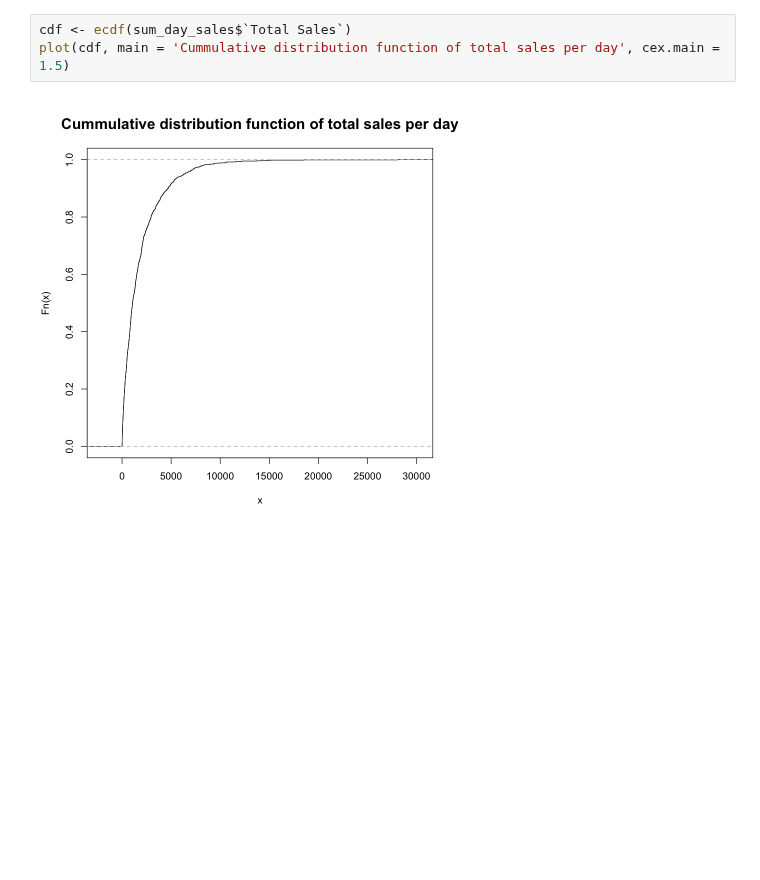
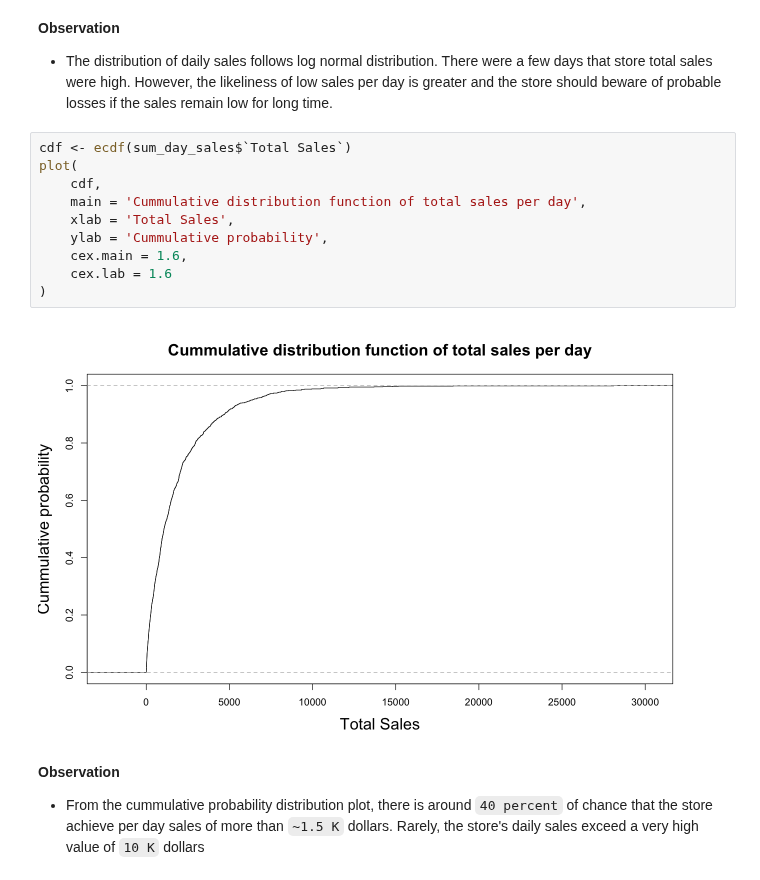
Before and after one commit to ppkgtmm/data-models, a Jupyter notebook: L7/Exercise.ipynb, the cells around one changed output. Drawn from its saved outputs; the diff is of its cells as text; blank space fills up the shorter version.

```diff
--- a/L7/Exercise.ipynb
+++ b/L7/Exercise.ipynb
@@ -63,6 +86,19 @@ theme_bw(base_size = 20)
+# %% [markdown]
+**Observation**
+- The distribution of daily sales follows log normal distribution. There were a few days that store total sales were high. However, the likeliness of low sales per day is greater and the store should beware of probable losses if the sales remain low for long time.
 # %%
 cdf <- ecdf(sum_day_sales$`Total Sales`)
-plot(cdf, main = 'Cummulative distribution function of total sales per day', cex.main = 1.5)
+plot(
+    cdf,
+    main = 'Cummulative distribution function of total sales per day',
+    xlab = 'Total Sales',
+    ylab = 'Cummulative probability',
+    cex.main = 1.6,
+    cex.lab = 1.6
+)
 # %% [output]
-[figure, old version]
+[figure, new version]
+# %% [markdown]
+**Observation**
+- From the cummulative probability distribution plot, there is around `40 percent` of chance that the store achieve per day sales of more than `~1.5 K` dollars. Rarely, the store's daily sales exceed a very high value of `10 K` dollars
 # %%
```
Also changed, not shown: parts of 15 cells of this notebook.
